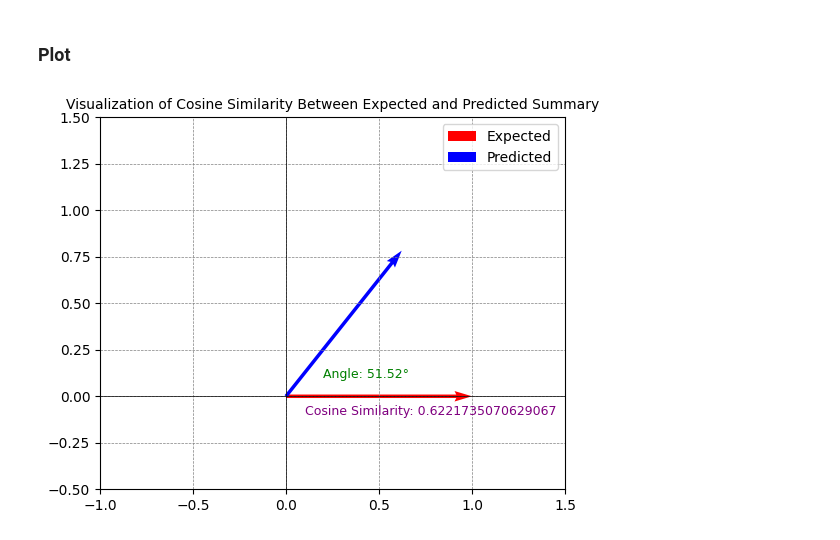
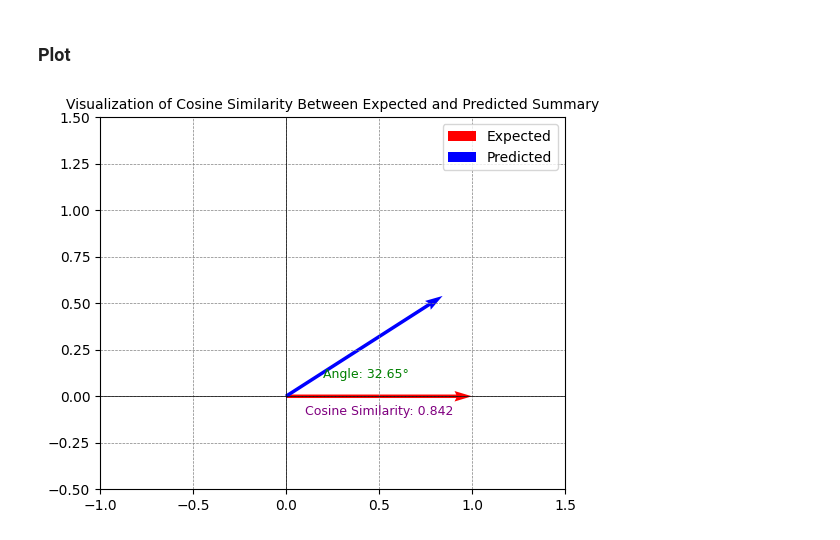
Before and after one commit to sthsuyash/News-algorithm, a Jupyter notebook: news_algorithms/text_summarizer/notebooks/summarizer-v2.ipynb, the cells around one changed output. Saved outputs shown, nothing was run; the diff lists cells and outputs as text; code cells hidden in the pictures.

```diff
--- a/news_algorithms/text_summarizer/notebooks/summarizer-v2.ipynb
+++ b/news_algorithms/text_summarizer/notebooks/summarizer-v2.ipynb
@@ -294,7 +294,7 @@ import matplotlib.pyplot as plt
 import numpy as np
 
 # Cosine similarity value
-cosine_similarity_value = similarity_value
+cosine_similarity_value = 0.842
 
 # Angle corresponding to the cosine similarity
 angle = np.arccos(cosine_similarity_value)  # In radians
@@ -323,31 +323,31 @@ plt.quiver(
     vector2[1],
     angles="xy",
     scale_units="xy",
     scale=1,
     color="blue",
     label="Predicted",
 )
 
 # Set limits and labels
 plt.xlim(-1, 1.5)
 plt.ylim(-0.5, 1.5)
 plt.axhline(0, color="black", linewidth=0.5)
 plt.axvline(0, color="black", linewidth=0.5)
 plt.grid(color="gray", linestyle="--", linewidth=0.5)
 plt.gca().set_aspect("equal", adjustable="box")
 
 # Annotate the cosine similarity value and angle
 plt.text(
     0.1,
     -0.1,
     f"Cosine Similarity: {cosine_similarity_value}",
     fontsize=9,
     color="purple",
 )
 plt.text(0.2, 0.1, f"Angle: {np.degrees(angle):.2f}°", fontsize=9, color="green")
 
 plt.legend()
 plt.title("Visualization of Cosine Similarity Between Expected and Predicted Summary", fontsize=10)
 plt.show()
 # %% [output]
-[figure, old version]
+[figure, new version]
```
Also changed, not shown: 1 other file.
